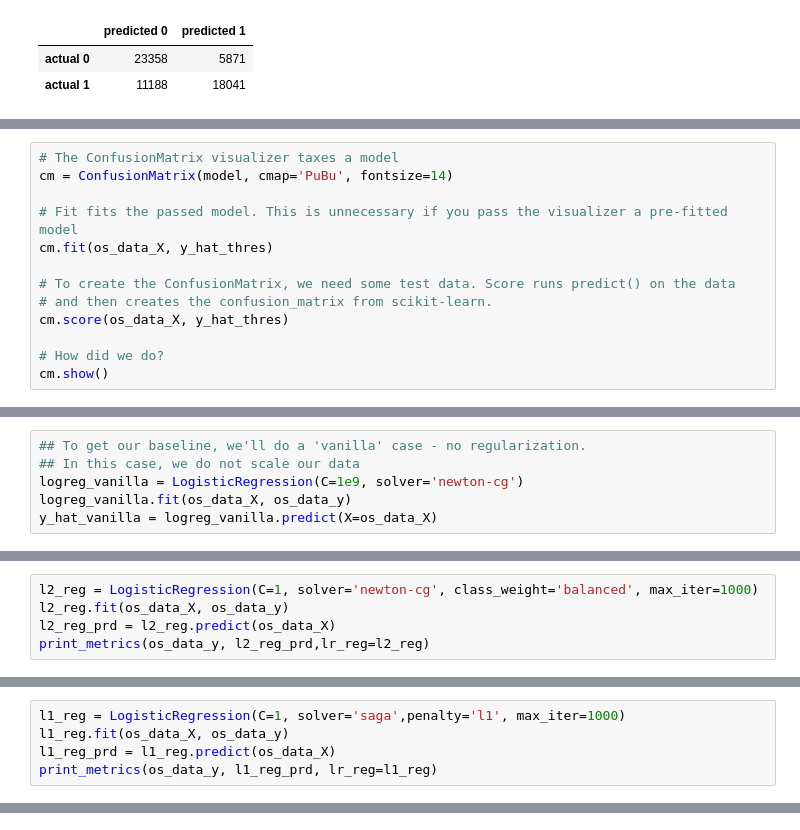
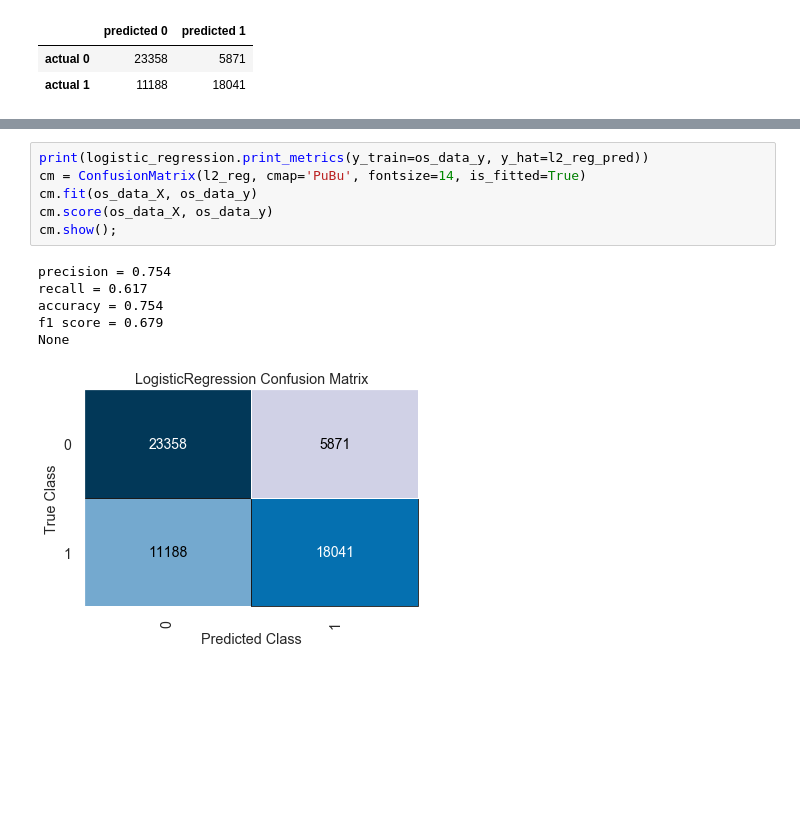
Before and after one commit to Lastew/successful-phone-campaign, a Jupyter notebook: 2. Imbalanced_Classes.ipynb, the cells around one changed output, grey strips where cells are left out. Saved outputs shown, nothing was run; the diff lists cells and outputs as text; blank space fills up the shorter version.

```diff
--- a/2. Imbalanced_Classes.ipynb
+++ b/2. Imbalanced_Classes.ipynb
@@ -523,13 +381,0 @@ cm.show()
-# %%
-# The ConfusionMatrix visualizer taxes a model
-cm = ConfusionMatrix(model, cmap='PuBu', fontsize=14)
-
-# Fit fits the passed model. This is unnecessary if you pass the visualizer a pre-fitted model
-cm.fit(os_data_X, y_hat_thres)
-
-# To create the ConfusionMatrix, we need some test data. Score runs predict() on the data
-# and then creates the confusion_matrix from scikit-learn.
-cm.score(os_data_X, y_hat_thres)
-
-# How did we do?
-cm.show()
@@ -623,6 +381,0 @@ print(result.summary())
-# %%
-## To get our baseline, we'll do a 'vanilla' case - no regularization.
-## In this case, we do not scale our data
-logreg_vanilla = LogisticRegression(C=1e9, solver='newton-cg')
-logreg_vanilla.fit(os_data_X, os_data_y)
-y_hat_vanilla = logreg_vanilla.predict(X=os_data_X)
@@ -642,5 +381,0 @@ print_metrics(os_data_y, y_hat_vanilla)
-# %%
-l2_reg = LogisticRegression(C=1, solver='newton-cg', class_weight='balanced', max_iter=1000)
-l2_reg.fit(os_data_X, os_data_y)
-l2_reg_prd = l2_reg.predict(os_data_X)
-print_metrics(os_data_y, l2_reg_prd,lr_reg=l2_reg)
@@ -649,5 +381,0 @@ print_metrics(os_data_y, l2_reg_prd,lr_reg=l2_reg)
-# %%
-l1_reg = LogisticRegression(C=1, solver='saga',penalty='l1', max_iter=1000)
-l1_reg.fit(os_data_X, os_data_y)
-l1_reg_prd = l1_reg.predict(os_data_X)
-print_metrics(os_data_y, l1_reg_prd, lr_reg=l1_reg)
@@ -736,0 +382,13 @@ print(cross_val_score(pipe,dummed_train,y_train, cv=5))
+# %%
+print(logistic_regression.print_metrics(y_train=os_data_y, y_hat=l2_reg_pred))
+cm = ConfusionMatrix(l2_reg, cmap='PuBu', fontsize=14, is_fitted=True)
+cm.fit(os_data_X, os_data_y)
+cm.score(os_data_X, os_data_y)
+cm.show();
+# %% [output]
+precision = 0.754
+recall = 0.617
+accuracy = 0.754
+f1 score = 0.679
+None
+[figure, added]
```
Also changed, not shown: parts of 82 cells of this notebook, 3 other files.
